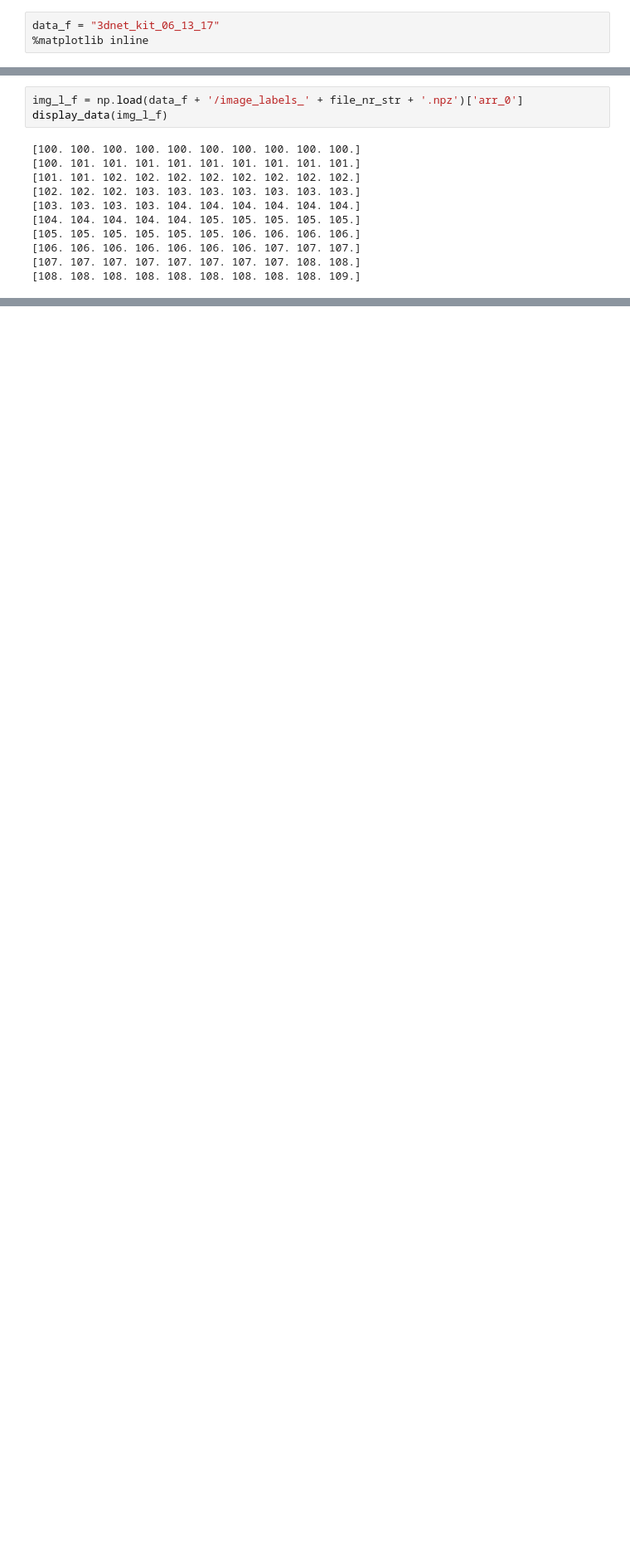
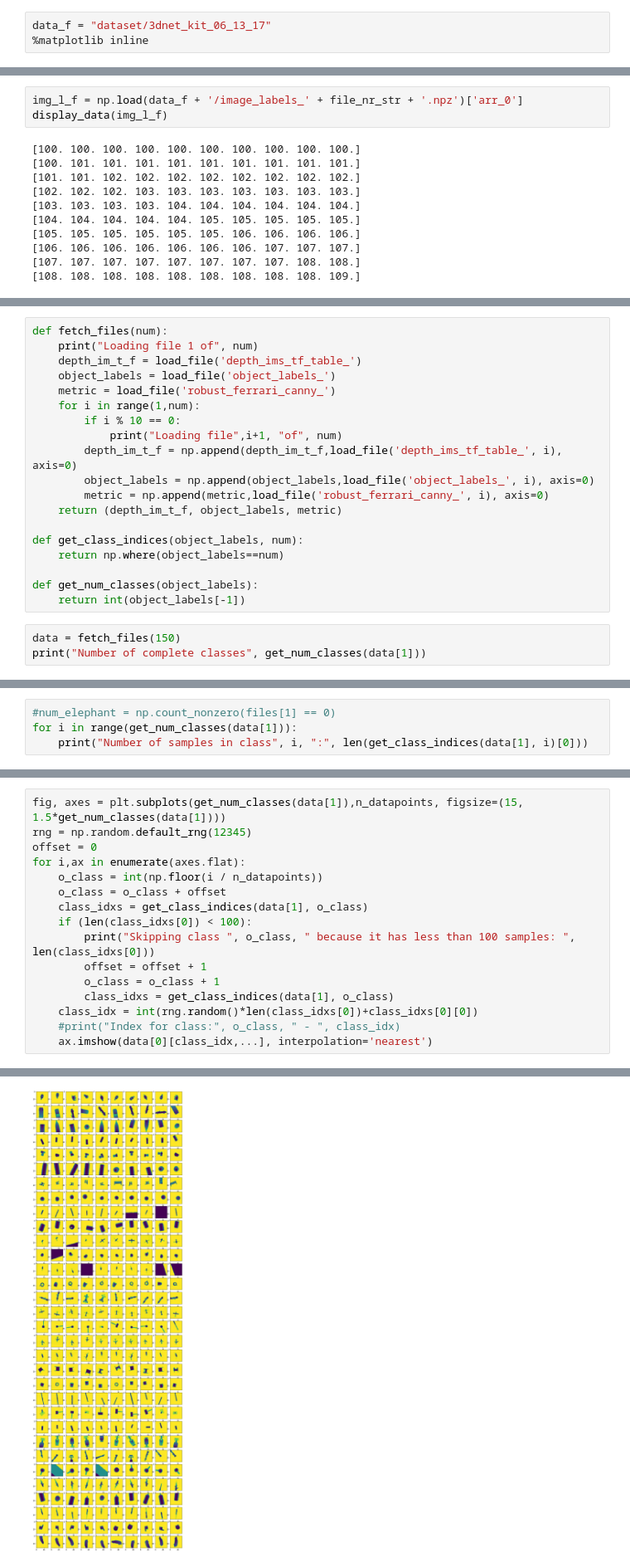
Before and after one commit to hvarfner/CondGenVAE-BO, a Jupyter notebook: dataset/dataset_exploration.ipynb, the cells around one changed output, grey strips where cells are left out. Shown at 83% size. Cells and saved outputs as stored; diff of their text form; blank space fills up the shorter version.

Commit message:
wip: Fetch object classes from dataset.

```diff
--- a/dataset/dataset_exploration.ipynb
+++ b/dataset/dataset_exploration.ipynb
@@ -6,5 +9,5 @@ from matplotlib import pyplot as plt
 # %%
-data_f = "3dnet_kit_06_13_17"
+data_f = "dataset/3dnet_kit_06_13_17"
 %matplotlib inline
 # %% [markdown]
 # Dataset Download
@@ -167,0 +173,22 @@ display_data(img_l_f)
+# %%
+def fetch_files(num):
+    print("Loading file 1 of", num)
+    depth_im_t_f = load_file('depth_ims_tf_table_')
+    object_labels = load_file('object_labels_')
+    metric = load_file('robust_ferrari_canny_')
+    for i in range(1,num):
+        if i % 10 == 0:
+            print("Loading file",i+1, "of", num)
+        depth_im_t_f = np.append(depth_im_t_f,load_file('depth_ims_tf_table_', i), axis=0)
+        object_labels = np.append(object_labels,load_file('object_labels_', i), axis=0)
+        metric = np.append(metric,load_file('robust_ferrari_canny_', i), axis=0)
+    return (depth_im_t_f, object_labels, metric)
+
+def get_class_indices(object_labels, num):
+    return np.where(object_labels==num)
+
+def get_num_classes(object_labels):
+    return int(object_labels[-1])
+# %%
+data = fetch_files(150)
+print("Number of complete classes", get_num_classes(data[1]))
@@ -167,0 +212,4 @@ display_data(img_l_f)
+# %%
+#num_elephant = np.count_nonzero(files[1] == 0)
+for i in range(get_num_classes(data[1])):
+    print("Number of samples in class", i, ":", len(get_class_indices(data[1], i)[0]))
@@ -167,0 +234,17 @@ display_data(img_l_f)
+# %%
+fig, axes = plt.subplots(get_num_classes(data[1]),n_datapoints, figsize=(15, 1.5*get_num_classes(data[1])))
+rng = np.random.default_rng(12345)
+offset = 0
+for i,ax in enumerate(axes.flat):
+    o_class = int(np.floor(i / n_datapoints))
+    o_class = o_class + offset
+    class_idxs = get_class_indices(data[1], o_class)
+    if (len(class_idxs[0]) < 100):
+        print("Skipping class ", o_class, " because it has less than 100 samples: ", len(class_idxs[0]))
+        offset = offset + 1
+        o_class = o_class + 1
+        class_idxs = get_class_indices(data[1], o_class)
+    class_idx = int(rng.random()*len(class_idxs[0])+class_idxs[0][0])
+    #print("Index for class:", o_class, " - ", class_idx)
+    ax.imshow(data[0][class_idx,...], interpolation='nearest')
+# %% [output]
@@ -167,0 +252 @@ display_data(img_l_f)
+[figure, added]
```
Also changed, not shown: parts of 7 cells of this notebook, 1 other file.
